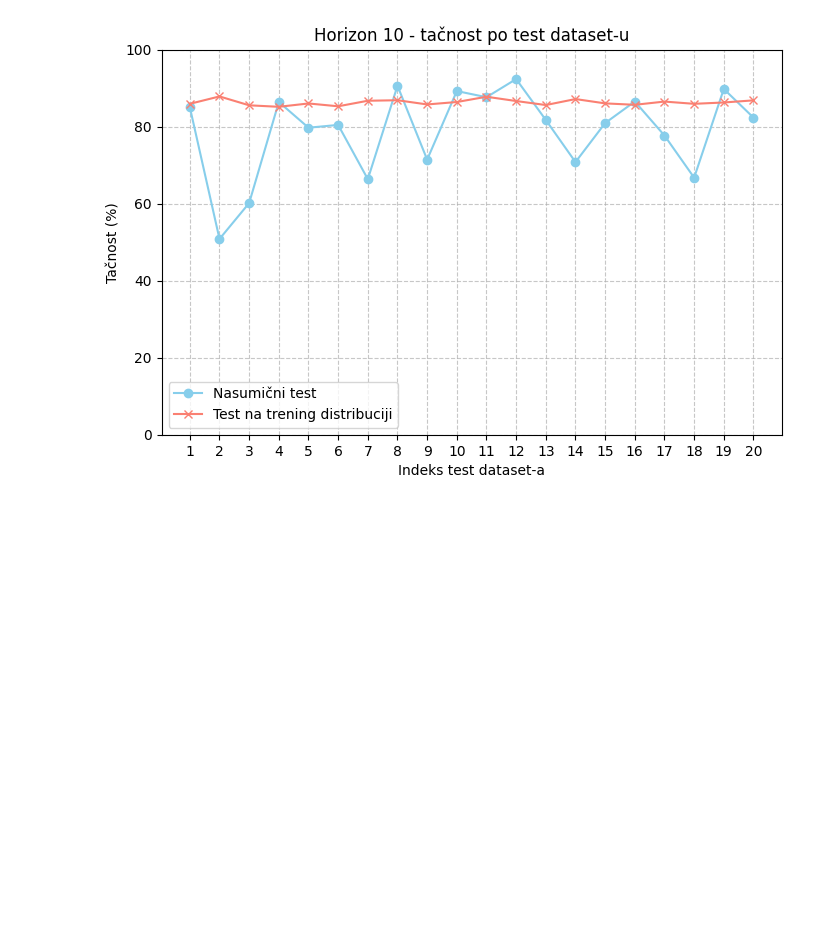
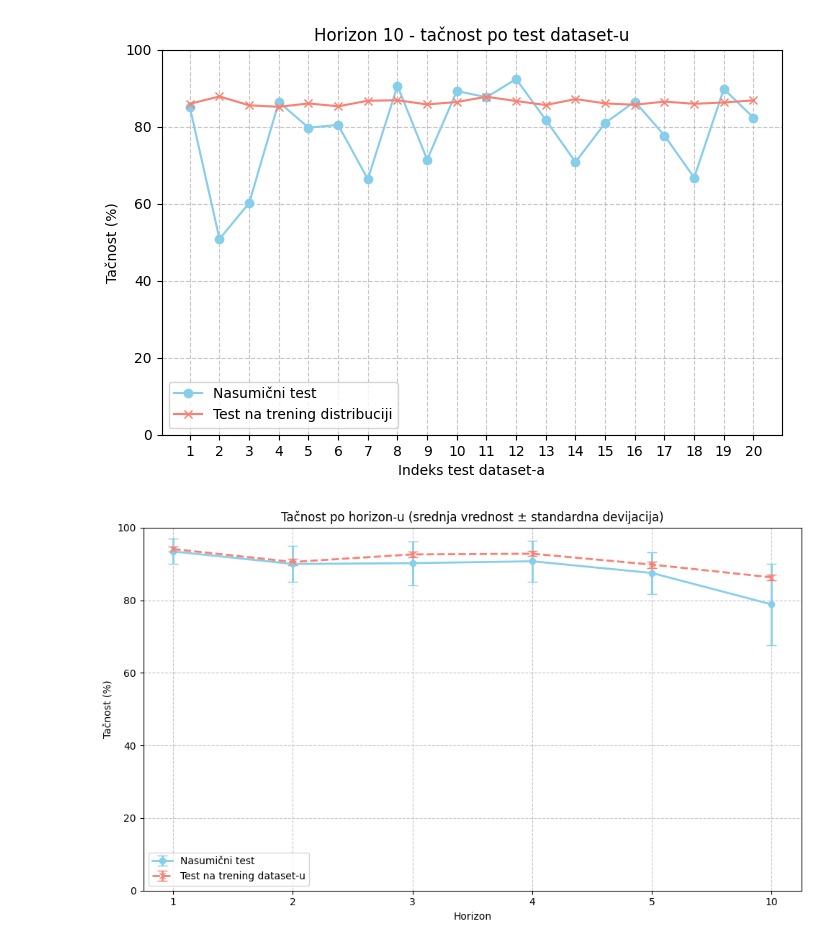
Before and after one commit to kd-kdev/cognitiveradio-lstm, a Jupyter notebook: CognitiveRadio_LSTM.ipynb, the cells around one changed output. Cells and saved outputs as stored; diff of their text form; code cells hidden in the pictures; blank space fills up the shorter version.

Commit message:
add extra graphs for other evaluation metrics

```diff
--- a/CognitiveRadio_LSTM.ipynb
+++ b/CognitiveRadio_LSTM.ipynb
@@ -1011,0 +1005,87 @@ def plot_horizon_other(all_results):
+# %%
+# Metric graphs
+# Error bars represent ±1 standard deviation
+def plot_metric_errorbars(all_results, metric):
+
+    metric_labels = {
+        "Accuracy": "Tačnost",
+        "Precision": "Preciznost",
+        "Recall": "Osetljivost",
+        "F1": "F1"
+    }
+
+    metric_name = metric_labels.get(metric, metric)
+
+    horizons = sorted(all_results.keys())
+
+    random_means = []
+    random_stds = []
+
+    train_means = []
+    train_stds = []
+
+    for h in horizons:
+
+        df_random = all_results[h]["random"].drop("Average")
+        df_train = all_results[h]["train"].drop("Average")
+
+        random_means.append(df_random[metric].mean())
+        random_stds.append(df_random[metric].std())
+
+        train_means.append(df_train[metric].mean())
+        train_stds.append(df_train[metric].std())
+
+    # Equal spacing for horizons
+    positions = np.arange(len(horizons))
+
+    plt.figure(figsize=(10, 6))
+
+    plt.errorbar(
+        positions,
+        random_means,
+        yerr=random_stds,
+        marker='o',
+        capsize=5,
+        linewidth=2,
+        color='skyblue',
+        label='Nasumični test'
+    )
+
+    plt.errorbar(
+        positions,
+        train_means,
+        yerr=train_stds,
+        marker='x',
+        capsize=5,
+        linewidth=2,
+        linestyle='--',
+        color='salmon',
+        label='Test na trening dataset-u'
+    )
+
+    plt.xlabel('Horizon')
+    plt.ylabel(f'{metric_name} (%)')
+
+    plt.title(
+        f'{metric_name} po horizon-u '
+        '(srednja vrednost ± standardna devijacija)'
+    )
+
+    # Show actual horizon values as labels
+    plt.xticks(positions, horizons)
+
+    plt.ylim(0, 100)
+
+    plt.grid(axis='both', linestyle='--', alpha=0.7)
+    plt.legend()
+
+    plt.tight_layout()
+    plt.show()
+
+
+plot_metric_errorbars(all_results, "Accuracy")
+plot_metric_errorbars(all_results, "Precision")
+plot_metric_errorbars(all_results, "Recall")
+plot_metric_errorbars(all_results, "F1")
+# %% [output]
+[figure, added]
```
Also changed, not shown: parts of 7 cells of this notebook.
